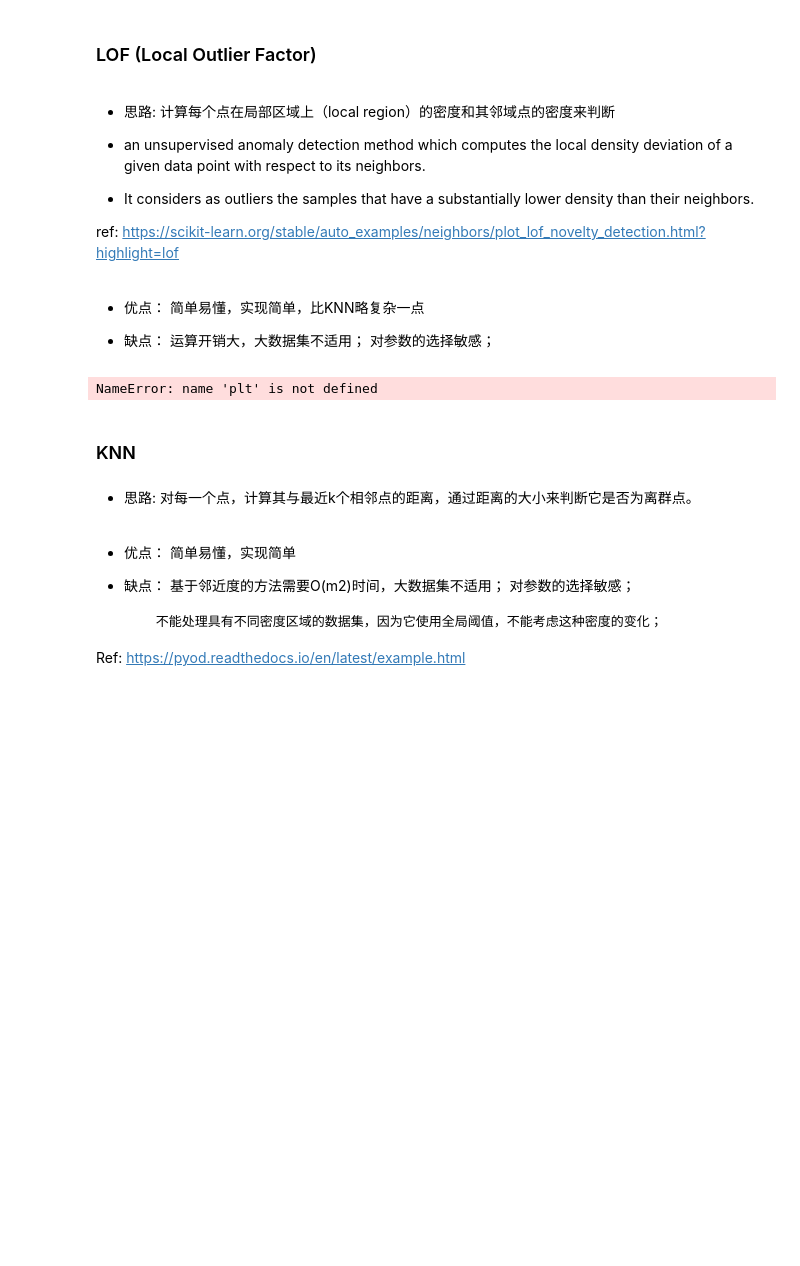
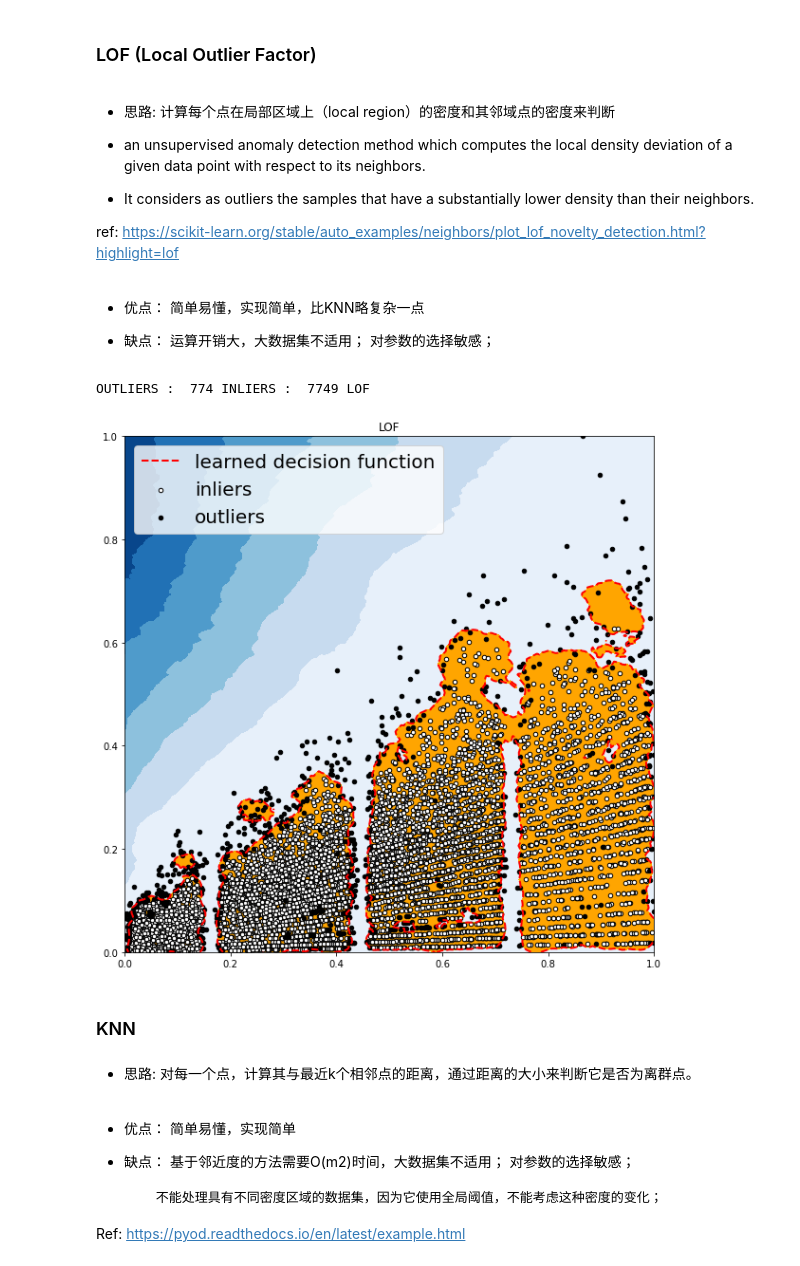
Before and after one commit to zzzaaannn/team-learning-data-mining, a Jupyter notebook: AnomalyDetection/HW-AnomalyDetection.ipynb, the cells around one changed output. Cells and saved outputs as stored; diff of their text form; code cells hidden in the pictures; blank space fills up the shorter version.

```diff
--- a/AnomalyDetection/HW-AnomalyDetection.ipynb
+++ b/AnomalyDetection/HW-AnomalyDetection.ipynb
@@ -82,6 +82,12 @@ ref: https://scikit-learn.org/stable/auto_examples/neighbors/plot_lof_novelty_de
 + 缺点： 运算开销大，大数据集不适用；
         对参数的选择敏感；
 # %%
+import numpy as np
+from scipy import stats
+import matplotlib.pyplot as plt
+%matplotlib inline
+import matplotlib.font_manager
+
 from pyod.models.lof import LOF
 
 xx , yy = np.meshgrid(np.linspace(0,1 , 200), np.linspace(0, 1, 200))
@@ -114,40 +120,42 @@ OX2 =  dfx['Item_Outlet_Sales'][dfx['outlier'] == 1].values.reshape(-1,1)
 print('OUTLIERS : ',n_outliers,'INLIERS : ',n_inliers, clf_name)
 
 # threshold value to consider a datapoint inlier or outlier
+outliers_fraction = 0.05
 threshold = stats.scoreatpercentile(scores_pred,100 * outliers_fraction)
 
 # decision function calculates the raw anomaly score for every point
 Z = clf.decision_function(np.c_[xx.ravel(), yy.ravel()]) * -1
 Z = Z.reshape(xx.shape)
 
 # fill blue map colormap from minimum anomaly score to threshold value
 plt.contourf(xx, yy, Z, levels=np.linspace(Z.min(), threshold, 7),cmap=plt.cm.Blues_r)
 
 # draw red contour line where anomaly score is equal to thresold
 a = plt.contour(xx, yy, Z, levels=[threshold],linewidths=2, colors='red')
 
 # fill orange contour lines where range of anomaly score is from threshold to maximum anomaly score
 plt.contourf(xx, yy, Z, levels=[threshold, Z.max()],colors='orange')
 
 b = plt.scatter(IX1,IX2, c='white',s=20, edgecolor='k')
 
 c = plt.scatter(OX1,OX2, c='black',s=20, edgecolor='k')
 
 plt.axis('tight')
 
 # loc=2 is used for the top left corner
 plt.legend(
     [a.collections[0], b,c],
     ['learned decision function', 'inliers','outliers'],
     prop=matplotlib.font_manager.FontProperties(size=20),
     loc=2)
 
 plt.xlim((0, 1))
 plt.ylim((0, 1))
 plt.title(clf_name)
 plt.show()
 # %% [output]
-NameError: name 'plt' is not defined
+OUTLIERS :  774 INLIERS :  7749 LOF
+[figure, added]
 # %% [markdown]
 ### KNN
 # %% [markdown]
```
